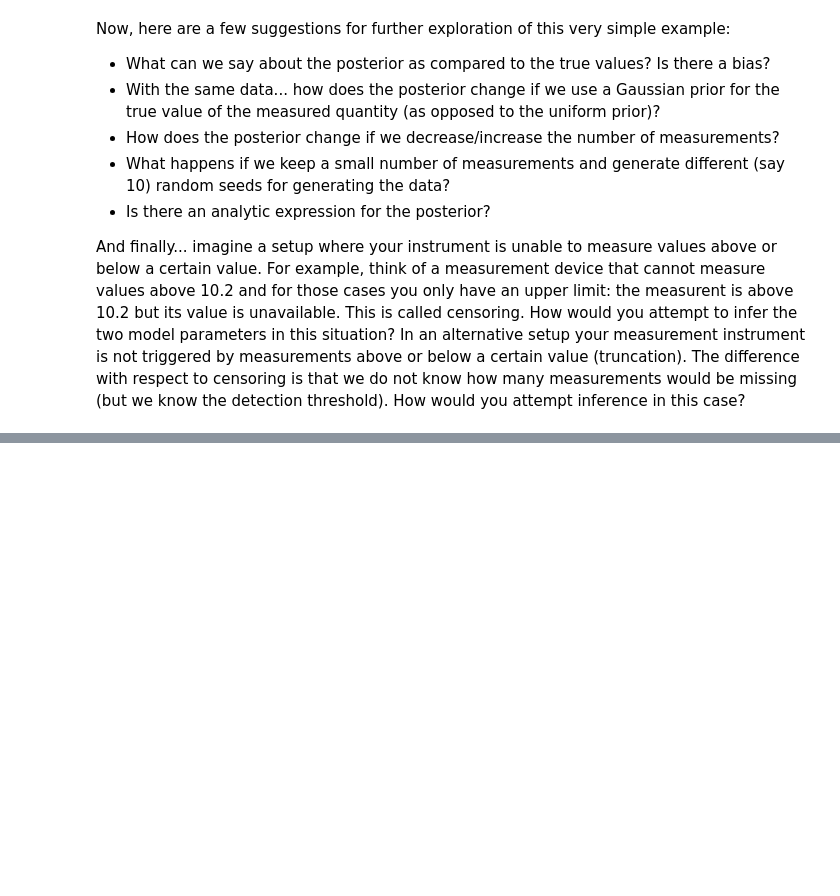
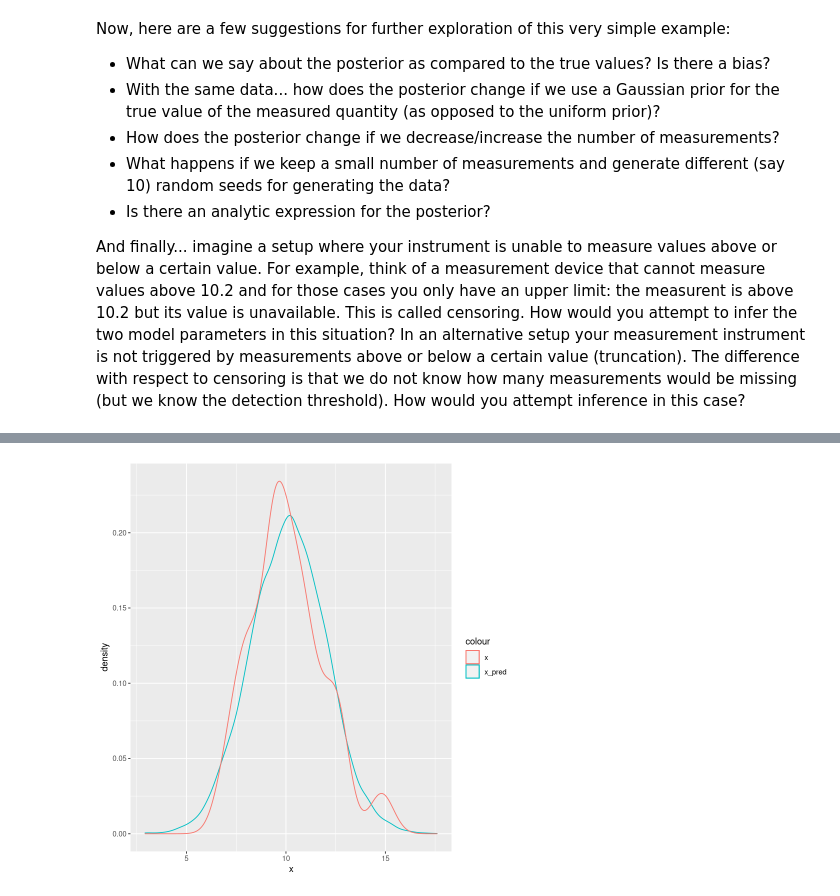
Before and after one commit to surtich/MBJ-examples, a Jupyter notebook: Infer the parameters of a Gaussian from data.ipynb, the cells around one changed output, grey strips where cells are left out. Saved outputs shown, nothing was run; the diff lists cells and outputs as text; code cells hidden in the pictures; blank space fills up the shorter version.

```diff
--- a/Infer the parameters of a Gaussian from data.ipynb
+++ b/Infer the parameters of a Gaussian from data.ipynb
@@ -105,0 +232,16 @@ And finally... imagine a setup where your instrument is unable to measure values
+# %%
+log_post3 <- matrix(NA,nrow =nj, ncol = ni)
+for (i in nj:1)
+    {
+    for (j in 1:ni)
+        {
+        log_post3[i,j] <- log_posterior3(grid.mu[j],grid.sigma[i])
+        }
+    }
+# %%
+post3 = exp(log_post3)
+# %%
+post3_samples <- sample_n(grid, size=10000, weight=post3, replace=T) %>%
+    mutate(x3_pred = rnorm(n(), mean=mu, sd=sigma)) %>% as_tibble()
+
+head(post3_samples)
@@ -105,0 +258,7 @@ And finally... imagine a setup where your instrument is unable to measure values
+# %%
+post3_samples %>% ggplot() +
+    geom_density(aes(x = x3_pred, color="x_pred")) +
+    geom_density(data=as_tibble(x), aes(x=value, color="x")) +
+    xlab("x")
+# %% [output]
+[figure, added]
```
Also changed, not shown: parts of 27 cells of this notebook, 2 other files.
